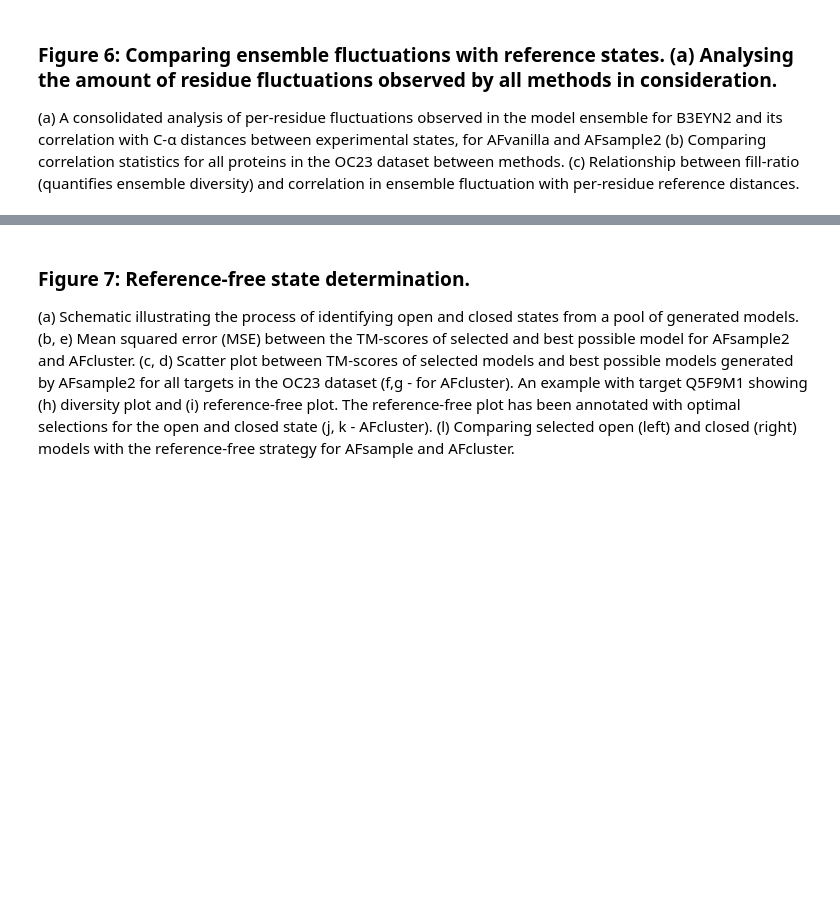
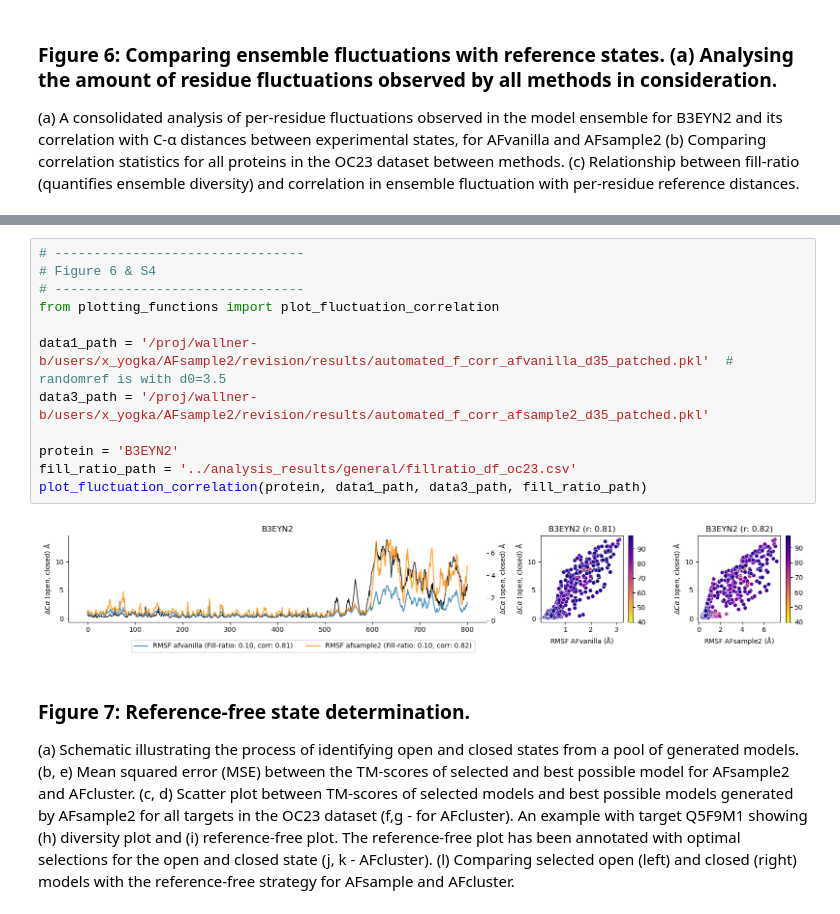
Before and after one commit to iamysk/AFsample2, a Jupyter notebook: notebooks/summarize.ipynb, the cells around one changed output, grey strips where cells are left out. Saved outputs shown, nothing was run; the diff lists cells and outputs as text; blank space fills up the shorter version.

```diff
--- a/notebooks/summarize.ipynb
+++ b/notebooks/summarize.ipynb
@@ -354,3 +170,17 @@ for protein in fill_ratio.index.values:
+# %%
+# --------------------------------
+# Figure 6 & S4
+# --------------------------------
+from plotting_functions import plot_fluctuation_correlation
+
+data1_path = '/proj/wallner-b/users/x_yogka/AFsample2/revision/results/automated_f_corr_afvanilla_d35_patched.pkl'	# randomref is with d0=3.5
+data3_path = '/proj/wallner-b/users/x_yogka/AFsample2/revision/results/automated_f_corr_afsample2_d35_patched.pkl'
+
+protein = 'B3EYN2'
+fill_ratio_path = '../analysis_results/general/fillratio_df_oc23.csv'
+plot_fluctuation_correlation(protein, data1_path, data3_path, fill_ratio_path)
+# %% [output]
+[figure, added]
 # %% [markdown]
 ### Figure 7: Reference-free state determination.
 (a) Schematic illustrating the process of identifying open and closed states from a pool of generated models. (b, e) Mean
```
Also changed, not shown: parts of 11 cells of this notebook.
